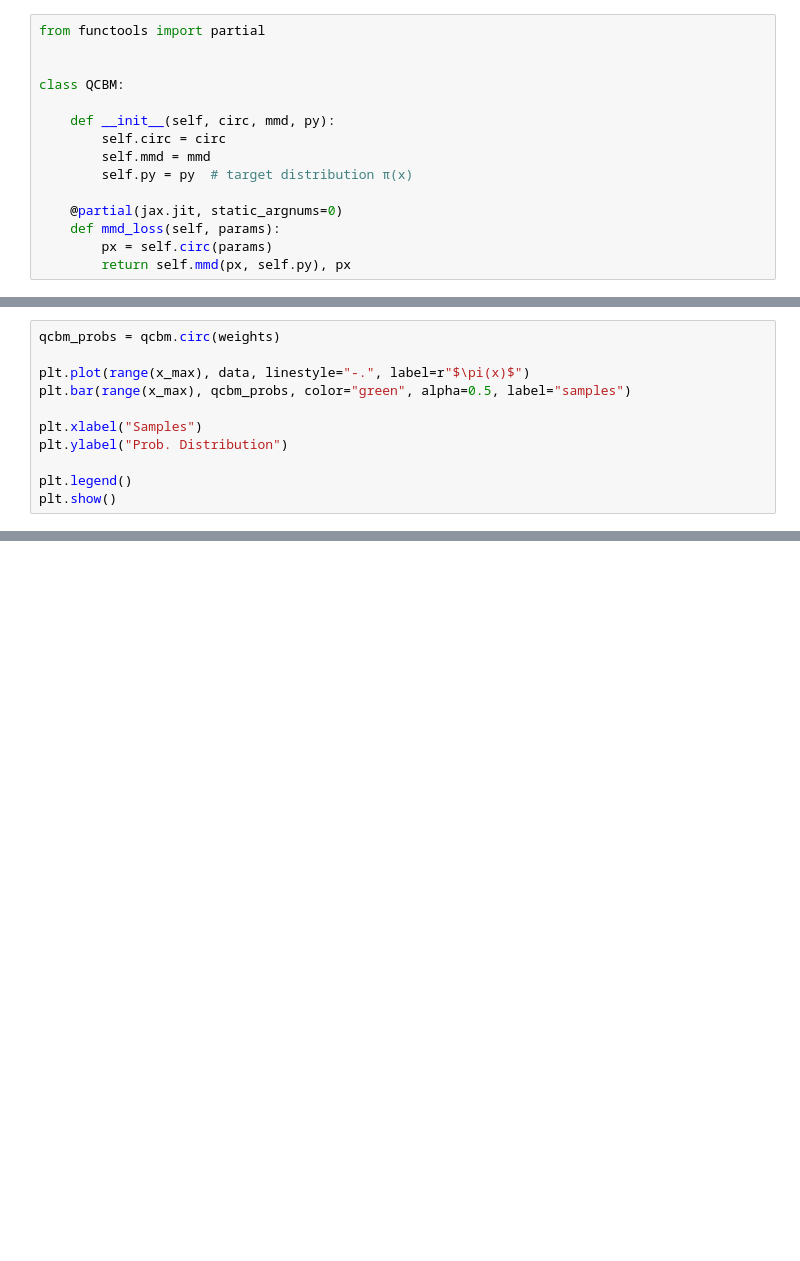
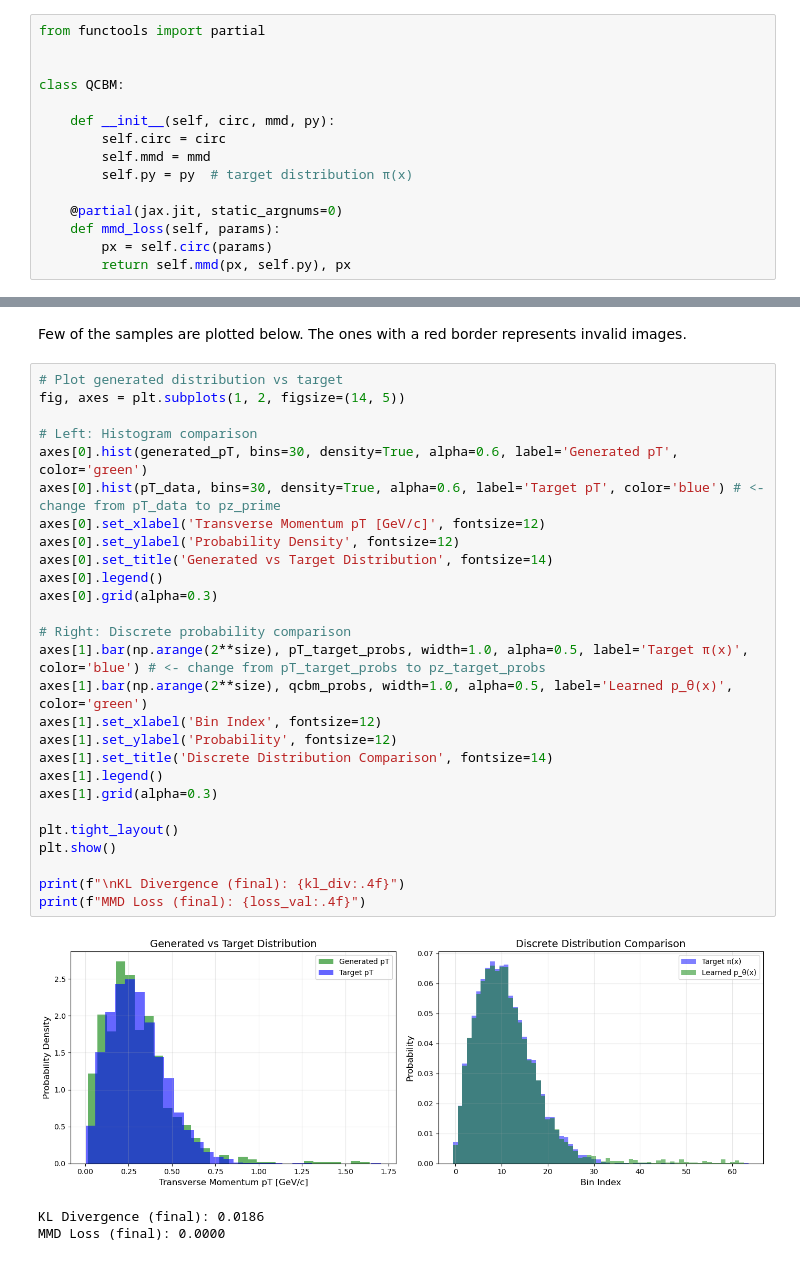
Before and after one commit to jaimanm/qml-hadron, a Jupyter notebook: qcbm.ipynb, the cells around one changed output, grey strips where cells are left out. Cells and saved outputs as stored; diff of their text form; blank space fills up the shorter version.

```diff
--- a/qcbm.ipynb
+++ b/qcbm.ipynb
@@ -345,11 +371,0 @@ Step: 90 Loss: 0.0001 KL-div: 0.0083
-# %%
-qcbm_probs = qcbm.circ(weights)
-
-plt.plot(range(x_max), data, linestyle="-.", label=r"$\pi(x)$")
-plt.bar(range(x_max), qcbm_probs, color="green", alpha=0.5, label="samples")
-
-plt.xlabel("Samples")
-plt.ylabel("Prob. Distribution")
-
-plt.legend()
-plt.show()
@@ -357,0 +404,34 @@ plt.show()
+# %% [markdown]
+Few of the samples are plotted below. The ones with a red border
+represents invalid images.
+# %%
+# Plot generated distribution vs target
+fig, axes = plt.subplots(1, 2, figsize=(14, 5))
+
+# Left: Histogram comparison
+axes[0].hist(generated_pT, bins=30, density=True, alpha=0.6, label='Generated pT', color='green')
+axes[0].hist(pT_data, bins=30, density=True, alpha=0.6, label='Target pT', color='blue') # <- change from pT_data to pz_prime
+axes[0].set_xlabel('Transverse Momentum pT [GeV/c]', fontsize=12)
+axes[0].set_ylabel('Probability Density', fontsize=12)
+axes[0].set_title('Generated vs Target Distribution', fontsize=14)
+axes[0].legend()
+axes[0].grid(alpha=0.3)
+
+# Right: Discrete probability comparison
+axes[1].bar(np.arange(2**size), pT_target_probs, width=1.0, alpha=0.5, label='Target π(x)', color='blue') # <- change from pT_target_probs to pz_target_probs
+axes[1].bar(np.arange(2**size), qcbm_probs, width=1.0, alpha=0.5, label='Learned p_θ(x)', color='green')
+axes[1].set_xlabel('Bin Index', fontsize=12)
+axes[1].set_ylabel('Probability', fontsize=12)
+axes[1].set_title('Discrete Distribution Comparison', fontsize=14)
+axes[1].legend()
+axes[1].grid(alpha=0.3)
+
+plt.tight_layout()
+plt.show()
+
+print(f"\nKL Divergence (final): {kl_div:.4f}")
+print(f"MMD Loss (final): {loss_val:.4f}")
+# %% [output]
+[figure, added]
+KL Divergence (final): 0.0186
+MMD Loss (final): 0.0000
```
Also changed, not shown: parts of 31 cells of this notebook, 2 other files.
